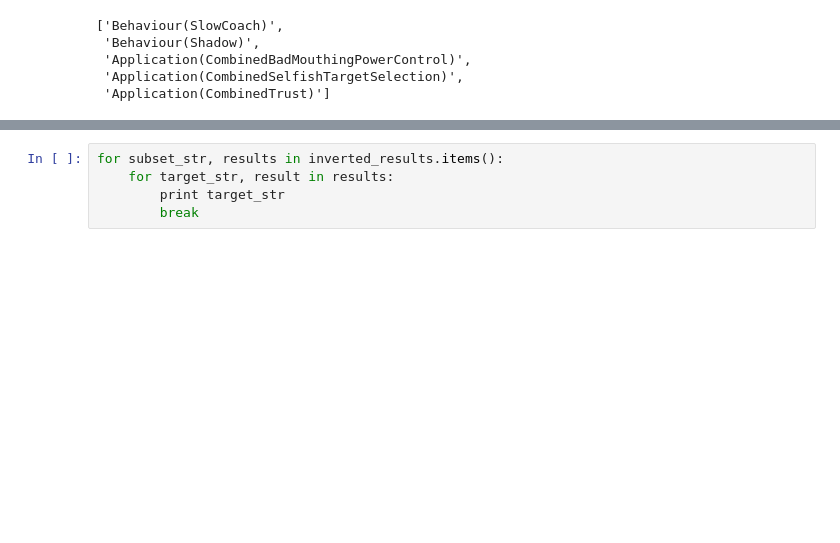
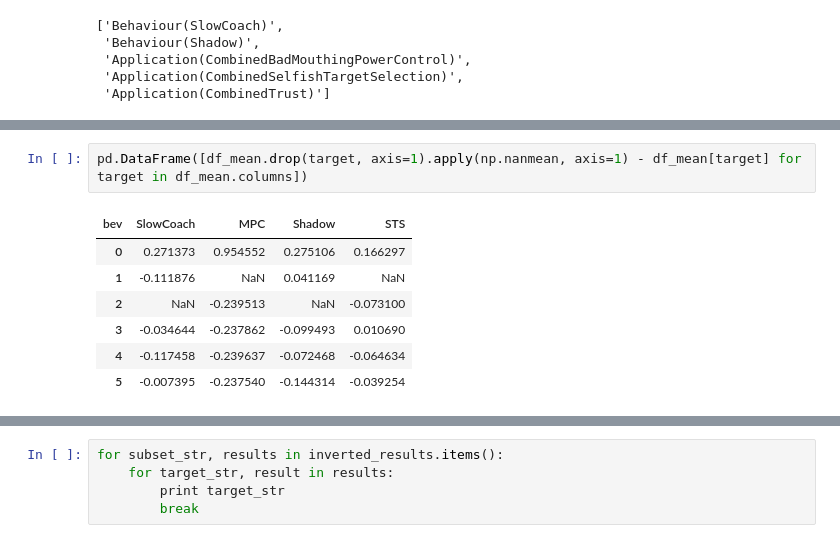
Before and after one commit to andrewbolster/aietes, a Jupyter notebook: scripts/notebooks/Chapters/Chapter 7.ipynb, the cells around one changed output, grey strips where cells are left out. Drawn from its saved outputs; the diff is of its cells as text; blank space fills up the shorter version.

```diff
--- a/scripts/notebooks/Chapters/Chapter 7.ipynb
+++ b/scripts/notebooks/Chapters/Chapter 7.ipynb
@@ -303,0 +323,10 @@ df
+# %%
+pd.DataFrame([df_mean.drop(target, axis=1).apply(np.nanmean, axis=1) - df_mean[target] for target in df_mean.columns])
+# %% [output]
+| bev | SlowCoach | MPC | Shadow | STS |
+| 0 | 0.271373 | 0.954552 | 0.275106 | 0.166297 |
+| 1 | -0.111876 | NaN | 0.041169 | NaN |
+| 2 | NaN | -0.239513 | NaN | -0.073100 |
+| 3 | -0.034644 | -0.237862 | -0.099493 | 0.010690 |
+| 4 | -0.117458 | -0.239637 | -0.072468 | -0.064634 |
+| 5 | -0.007395 | -0.237540 | -0.144314 | -0.039254 |
```
Also changed, not shown: parts of 11 cells of this notebook, 3 other files.
